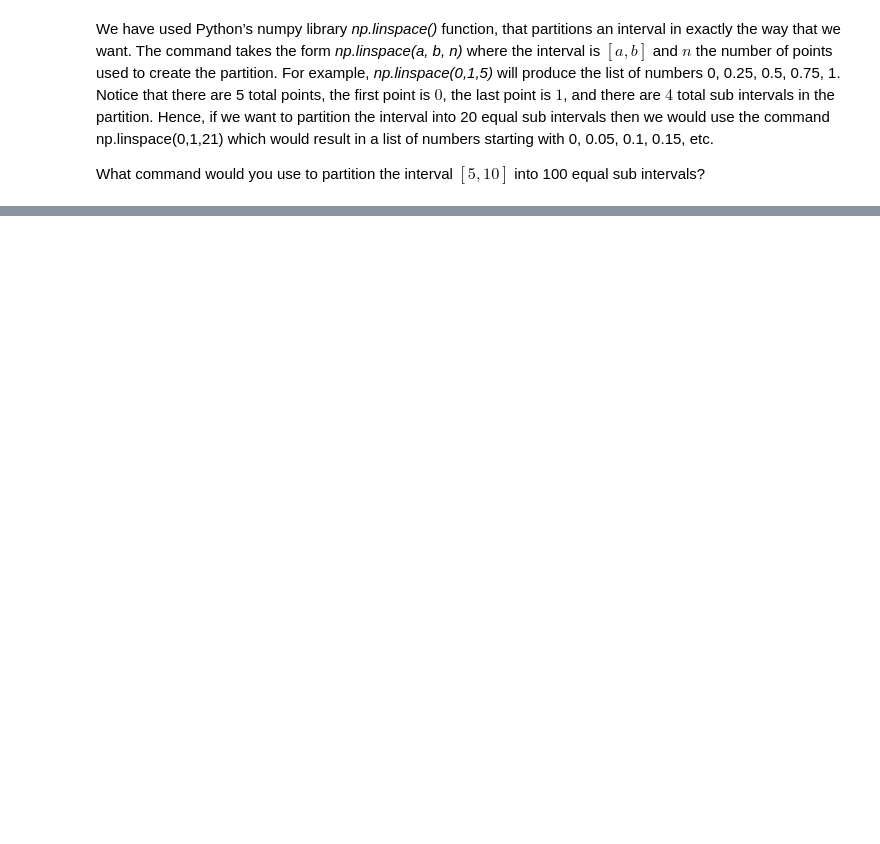
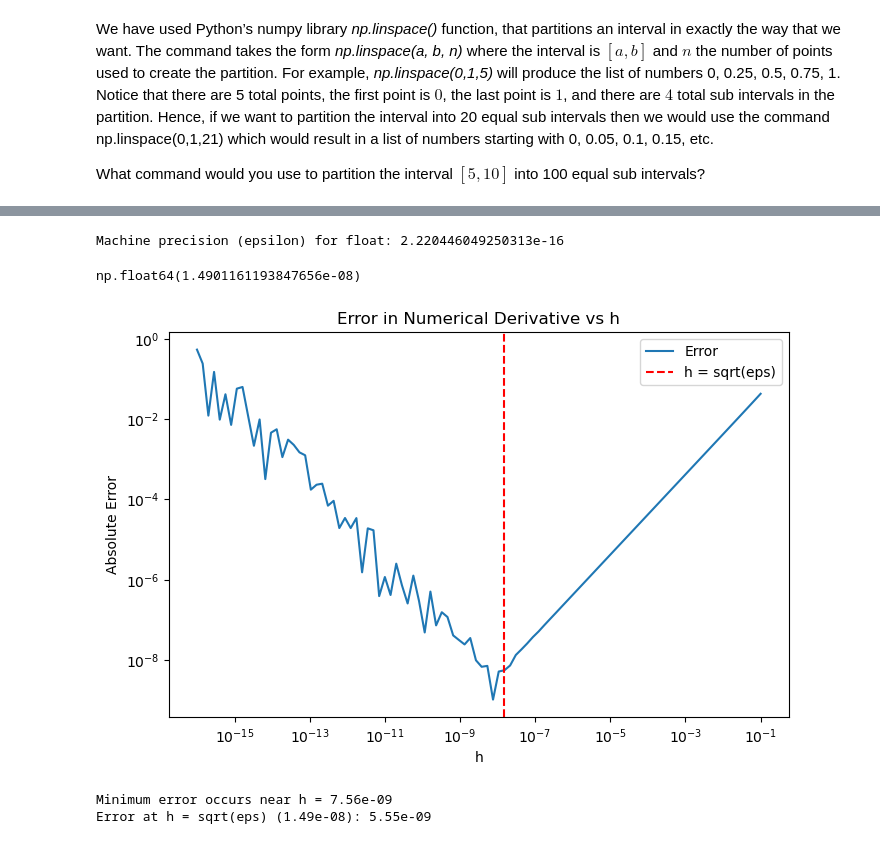
Before and after one commit to galendal/MAT160, a Jupyter notebook: derivation.ipynb, the cells around one changed output, grey strips where cells are left out. Drawn from its saved outputs; the diff is of its cells as text; code cells hidden in the pictures; blank space fills up the shorter version.

```diff
--- a/derivation.ipynb
+++ b/derivation.ipynb
@@ -44,0 +161,46 @@ Here we have used the numpy function *linspace*.
+# %%
+# Find machine precision (epsilon) for float type in numpy
+eps = np.finfo(float).eps
+print("Machine precision (epsilon) for float:", eps)
+np.sqrt(eps)  # Square root of machine precision
+# %% [output]
+Machine precision (epsilon) for float: 2.220446049250313e-16
+np.float64(1.4901161193847656e-08)
+# %%
+# Define the function and its derivative
+f = lambda x: np.sin(x)
+df = lambda x: np.cos(x)
+
+# Choose a point to evaluate the derivative
+x0 = 1.0
+
+# Machine precision
+eps = np.finfo(float).eps
+h_values = np.logspace(-16, -1, 100)
+errors = []
+
+for h in h_values:
+    num_derivative = (f(x0 + h) - f(x0)) / h
+    exact = df(x0)
+    error = np.abs(num_derivative - exact)
+    errors.append(error)
+
+# Find h closest to sqrt(eps)
+h_opt = np.sqrt(eps)
+idx_opt = np.argmin(np.abs(h_values - h_opt))
+
+plt.figure(figsize=(8,5))
+plt.loglog(h_values, errors, label='Error')
+plt.axvline(h_opt, color='red', linestyle='--', label='h = sqrt(eps)')
+plt.xlabel('h')
+plt.ylabel('Absolute Error')
+plt.title('Error in Numerical Derivative vs h')
+plt.legend()
+plt.show()
+
+print(f"Minimum error occurs near h = {h_values[np.argmin(errors)]:.2e}")
+print(f"Error at h = sqrt(eps) ({h_opt:.2e}): {errors[idx_opt]:.2e}")
+# %% [output]
+[figure, added]
+Minimum error occurs near h = 7.56e-09
+Error at h = sqrt(eps) (1.49e-08): 5.55e-09
```
Also changed, not shown: parts of 15 cells of this notebook, 6 other files.
